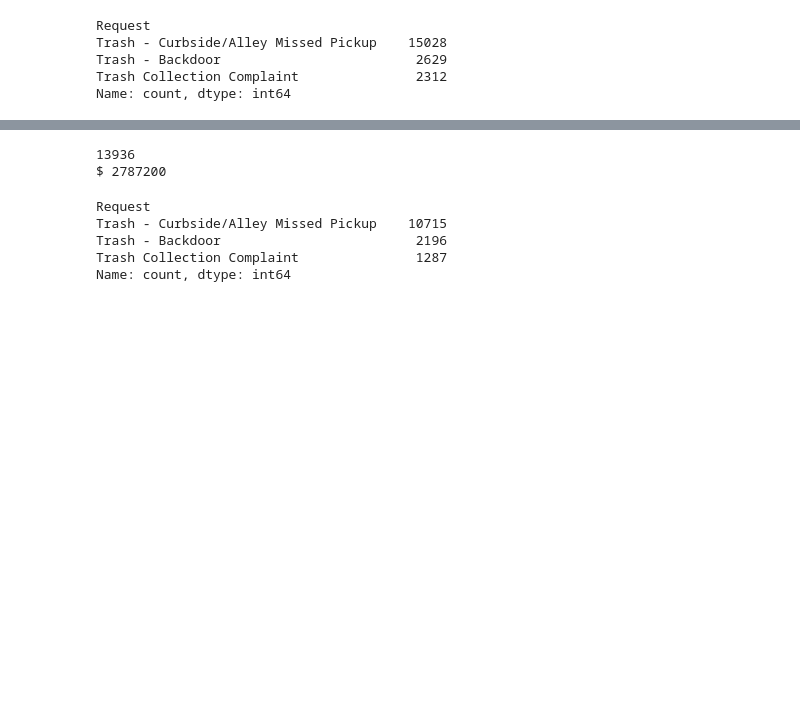
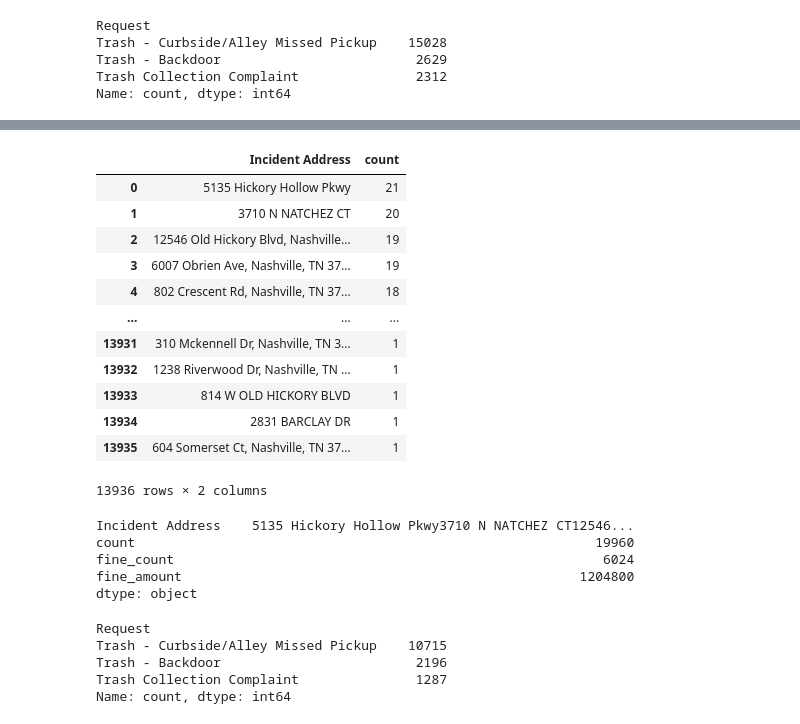
Before and after one commit to NSS-Data-Analytics-Cohort-16/da16-trashpickups-janvimehendale, a Jupyter notebook: notebooks/trashpickup.ipynb, the cells around one changed output, grey strips where cells are left out. Saved outputs shown, nothing was run; the diff lists cells and outputs as text; code cells hidden in the pictures; blank space fills up the shorter version.

```diff
--- a/notebooks/trashpickup.ipynb
+++ b/notebooks/trashpickup.ipynb
@@ -133,7 +134,7 @@ Trash Collection Complaint               2312
 Name: count, dtype: int64
 # %%
 # Filter on address count for All
-trash_df_missed_total_address_count = (trash_df_missed_total["Incident Address"].value_counts()>1).sum()
-print(trash_df_missed_total_address_count) #3254
-print("$",trash_df_missed_total_address_count*200)
+trash_df_missed_total_address_count = trash_df_missed_total["Incident Address"].value_counts().reset_index()
+print(trash_df_missed_total_address_count) # 13936 rows of address
+print(trash_df_missed_total_address_count.sum()) # 13936 rows of address
 # %% [output]
@@ -142,11 +158,30 @@ $ 650800
-# %%
-# Filter on address count for All
-trash_df_missed_total_address_count = (trash_df_missed_total["Incident Address"].value_counts()>1).count()
-print(trash_df_missed_total_address_count) #3254
-print("$",trash_df_missed_total_address_count*200)
-# %% [output]
-13936
-$ 2787200
+# %%
+trash_df_missed_total_address_count
+# %% [output]
+|  | Incident Address | count |
+| 0 | 5135 Hickory Hollow Pkwy | 21 |
+| 1 | 3710 N NATCHEZ CT | 20 |
+| 2 | 12546 Old Hickory Blvd, Nashville... | 19 |
+| 3 | 6007 Obrien Ave, Nashville, TN 37... | 19 |
+| 4 | 802 Crescent Rd, Nashville, TN 37... | 18 |
+| ... | ... | ... |
+| 13931 | 310 Mckennell Dr, Nashville, TN 3... | 1 |
+| 13932 | 1238 Riverwood Dr, Nashville, TN ... | 1 |
+| 13933 | 814 W OLD HICKORY BLVD | 1 |
+| 13934 | 2831 BARCLAY DR | 1 |
+| 13935 | 604 Somerset Ct, Nashville, TN 37... | 1 |
+13936 rows × 2 columns
+# %%
+# Filter on address count for All
+trash_df_missed_total_address_count["fine_count"] = (trash_df_missed_total_address_count["count"]-1).clip(lower=0)
+trash_df_missed_total_address_count["fine_amount"] =trash_df_missed_total_address_count["fine_count"]*200
+trash_df_missed_total_address_count.sum()
+# %% [output]
+Incident Address    5135 Hickory Hollow Pkwy3710 N NATCHEZ CT12546...
+count                                                           19960
+fine_count                                                       6024
+fine_amount                                                   1204800
+dtype: object
 # %%
 # Filter missed for RED RIVER
 trash_df_missed_red_river = trash_df_missed_total[trash_df_missed_total["Trash Hauler"]=="RED RIVER"]
```
Also changed, not shown: parts of 6 cells of this notebook.
